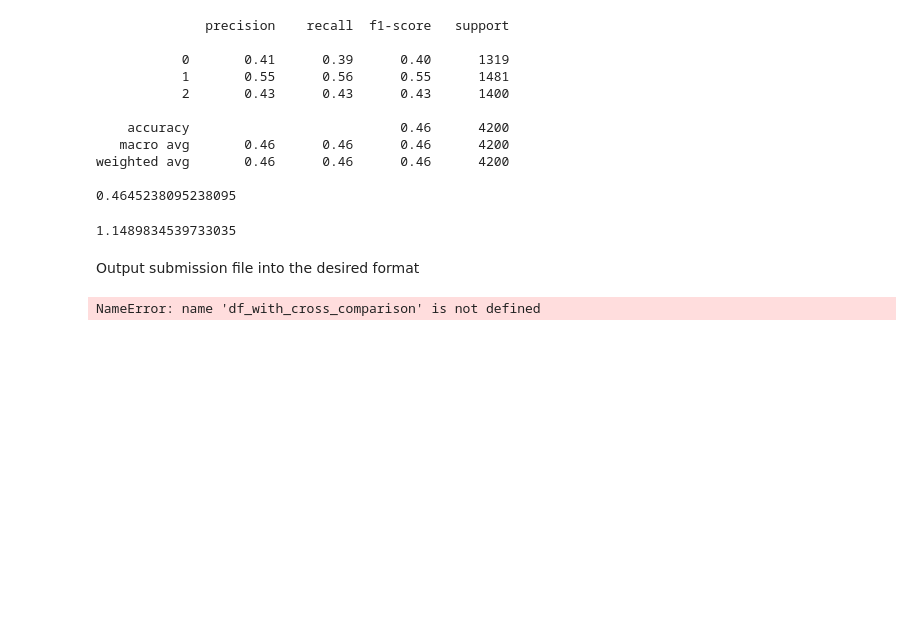
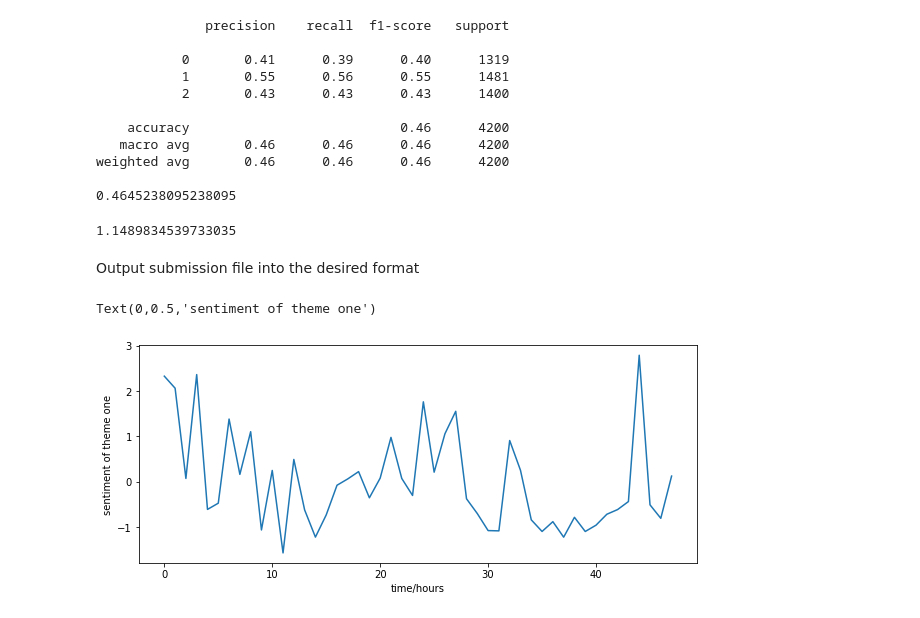
Before and after one commit to PosterStevens/Bitcoin-Direction-Prediction, a Jupyter notebook: base_model.ipynb, the cells around one changed output. Cells and saved outputs as stored; diff of their text form; code cells hidden in the pictures; blank space fills up the shorter version.

```diff
--- a/base_model.ipynb
+++ b/base_model.ipynb
@@ -675,22 +680,11 @@ output = pd.DataFrame(output, columns=['Target -1', 'Target 0', 'Target 1'])
 output.to_csv("./output_data/lr_sentiment_stack_model.csv")
 # %% [markdown]
 <a>Output submission file into the desired format</a>
-# %%
-# Read test file
-test_filename = './input_data/input_test_PkjtqdQ.csv'
-df = pd.read_csv(test_filename).iloc[:, 1:]
-
-# Get the max, min, median, mean and trend of sentiment
-sentiment = get_mean_max_min_median_trend_sentiment(df)
-df = pd.concat([df.loc[:, 'X1':"X5"], sentiment], axis=1)
-
-# add the cross comparison features
-# df_with_cross_comparison = add_cross_comparison(df)
-
-# Predict probability of test data
-output = simple_model.predict_proba(df)
-#output = simple_model.predict_proba(df_with_cross_comparison)
-output = pd.DataFrame(output, columns=['Target -1', 'Target 0', 'Target 1'])
-output.to_csv("./output_data/lr_sentiment_decision_tree.csv")
-# %% [output]
-NameError: name 'df_with_cross_comparison' is not defined
+# %%
+plt.figure(figsize=(10,4))
+plt.plot(range(48), df.loc[0, "I1_lag0":"I1_lag47"])
+plt.xlabel("time/hours")
+plt.ylabel("sentiment of theme one")
+# %% [output]
+Text(0,0.5,'sentiment of theme one')
+[figure, added]
```
Also changed, not shown: parts of 2 cells of this notebook.
